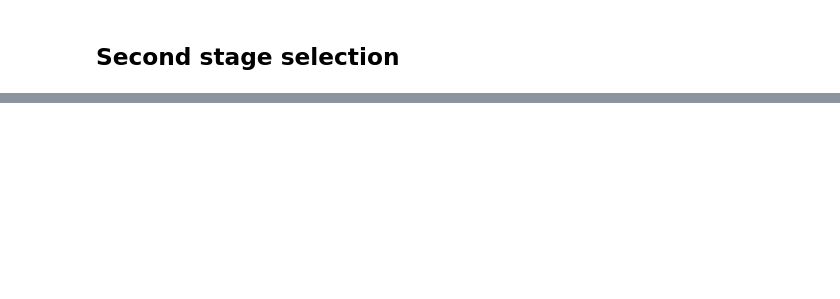
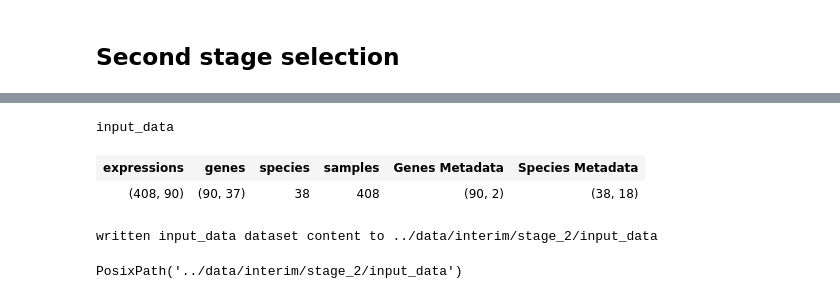
Before and after one commit to antonkulaga/yspecies, a Jupyter notebook: notebooks/shap_selection.ipynb, the cells around one changed output, grey strips where cells are left out. Cells and saved outputs as stored; diff of their text form; code cells hidden in the pictures; blank space fills up the shorter version.

Commit message:
finished stage two

```diff
--- a/notebooks/shap_selection.ipynb
+++ b/notebooks/shap_selection.ipynb
@@ -397,0 +395,16 @@ def join_genes():
+# %%
+def select_repeated(self: FeatureSummary, min_repeats: int):
+    return self.selected[self.selected.repeats >= min_repeats]
+
+def symbols_repeated(self: FeatureSummary, min_repeats: int):
+    return select_repeated(self, min_repeats).symbol
+
+
+def concat(results: Union[Dict[str, 'FeatureSummary'], List['FeatureSummary']], min_repeats: int):
+    if isinstance(results, Dict):
+        return concat([v for k, v in results.items()], min_repeats)
+    else:
+        return pd.concat([symbols_repeated(r,min_repeats) for r in results]).drop_duplicates()
+
+genes = concat(stage_one, 2)
+genes
@@ -403,0 +431,4 @@ NameError: name 'stage_one' is not defined
+# %%
+lifespan_selection = selections["lifespan"]
+# %%
+initial_data = lifespan_selection[0] #.by_genes()
@@ -403,0 +457,13 @@ NameError: name 'stage_one' is not defined
+# %%
+stage_two_data = initial_data.by_genes.collect(lambda gs: gs.loc[genes.index.to_list()])
+stage_two_data.name = "input_data"
+stage_two_data
+# %% [output]
+input_data
+| expressions | genes | species | samples | Genes Metadata | Species Metadata |
+| (408, 90) | (90, 37) | 38 | 408 | (90, 2) | (38, 18) |
+# %%
+stage_two_data.write(locations.interim.dir / "stage_2")
+# %% [output]
+written input_data dataset content to ../data/interim/stage_2/input_data
+PosixPath('../data/interim/stage_2/input_data')
```
Also changed, not shown: parts of 21 cells of this notebook, 12 other files.
